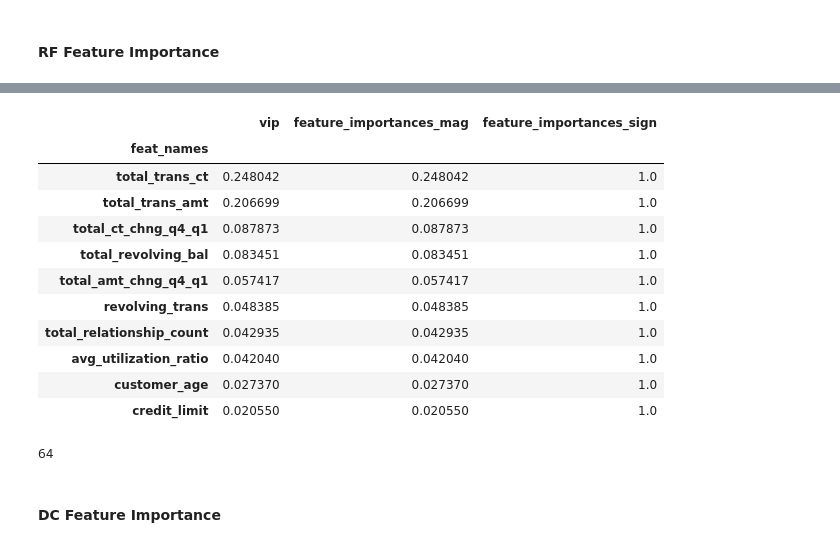
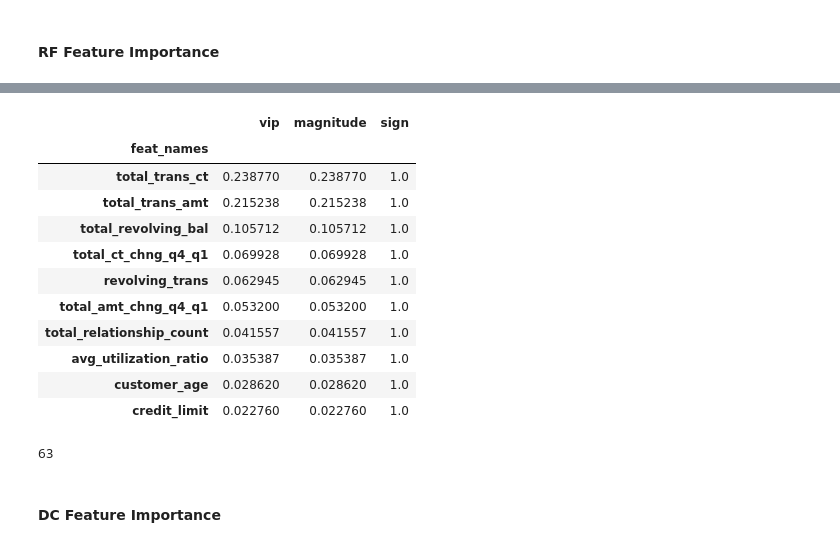
Before and after one commit to MUbarak123-56/bank-churners, a Jupyter notebook: 48-voting-pipeline.ipynb, the cells around one changed output, grey strips where cells are left out. Cells and saved outputs as stored; diff of their text form; code cells hidden in the pictures.

```diff
--- a/48-voting-pipeline.ipynb
+++ b/48-voting-pipeline.ipynb
@@ -351,31 +352,29 @@ array(['x0_College', 'x0_Doctorate', 'x0_Graduate', 'x0_High School',
        'x4_Unknown_Post-Graduate', 'x4_Unknown_Uneducated',
        'x4_Unknown_Unknown'], dtype=object)
 # %%
-#create df with vip info
-rf_feature_importances_info = pd.DataFrame({'feat_names':list(pipeline.steps[0][1].transformers_[0][1].get_feature_names()) + num, 'vip': vip})
+rf_features = pd.DataFrame({'feat_names':list(model.steps[0][1].transformers_[0][1].get_feature_names()) + num, 'vip': vip})
 
-#get sign and magnitude information
-rf_feature_importances_info = rf_feature_importances_info.assign(feature_importances_mag = abs(rf_feature_importances_info['vip']),
-                             feature_importances_sign = np.sign(rf_feature_importances_info['vip']))
-rf_feature_importances_info = rf_feature_importances_info.set_index('feat_names').sort_values(by='feature_importances_mag', ascending=False)
-rf_feature_importances_info.head(10)
+rf_features = rf_features.assign(magnitude = abs(rf_features['vip']), sign = np.sign(rf_features['vip']))
+
+rf_features = rf_features.set_index('feat_names').sort_values(by='magnitude', ascending=False)
+rf_features.head(10)
 # %% [output]
-|  | vip | feature_importances_mag | feature_importances_sign |
+|  | vip | magnitude | sign |
 | feat_names |  |  |  |
-| total_trans_ct | 0.248042 | 0.248042 | 1.0 |
-| total_trans_amt | 0.206699 | 0.206699 | 1.0 |
-| total_ct_chng_q4_q1 | 0.087873 | 0.087873 | 1.0 |
-| total_revolving_bal | 0.083451 | 0.083451 | 1.0 |
-| total_amt_chng_q4_q1 | 0.057417 | 0.057417 | 1.0 |
-| revolving_trans | 0.048385 | 0.048385 | 1.0 |
-| total_relationship_count | 0.042935 | 0.042935 | 1.0 |
-| avg_utilization_ratio | 0.042040 | 0.042040 | 1.0 |
-| customer_age | 0.027370 | 0.027370 | 1.0 |
-| credit_limit | 0.020550 | 0.020550 | 1.0 |
+| total_trans_ct | 0.238770 | 0.238770 | 1.0 |
+| total_trans_amt | 0.215238 | 0.215238 | 1.0 |
+| total_revolving_bal | 0.105712 | 0.105712 | 1.0 |
+| total_ct_chng_q4_q1 | 0.069928 | 0.069928 | 1.0 |
+| revolving_trans | 0.062945 | 0.062945 | 1.0 |
+| total_amt_chng_q4_q1 | 0.053200 | 0.053200 | 1.0 |
+| total_relationship_count | 0.041557 | 0.041557 | 1.0 |
+| avg_utilization_ratio | 0.035387 | 0.035387 | 1.0 |
+| customer_age | 0.028620 | 0.028620 | 1.0 |
+| credit_limit | 0.022760 | 0.022760 | 1.0 |
 # %%
-len(rf_feature_importances_info[rf_feature_importances_info["vip"] > 0])
+len(rf_features[rf_features["vip"] > 0])
 # %% [output]
-64
+63
 # %% [markdown]
 #### DC Feature Importance
 # %%
```
Also changed, not shown: parts of 25 cells of this notebook, 8 other files.
